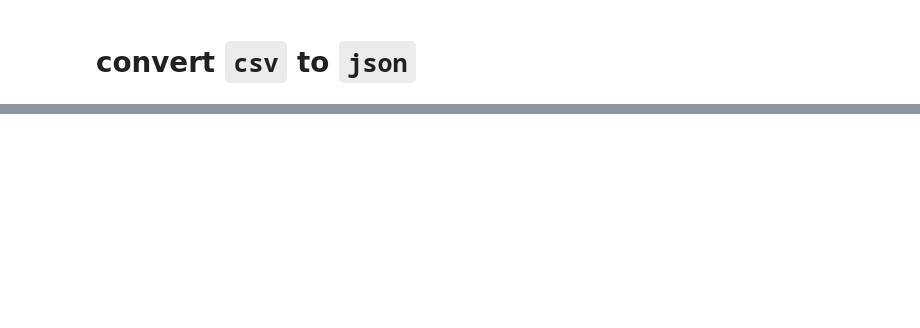
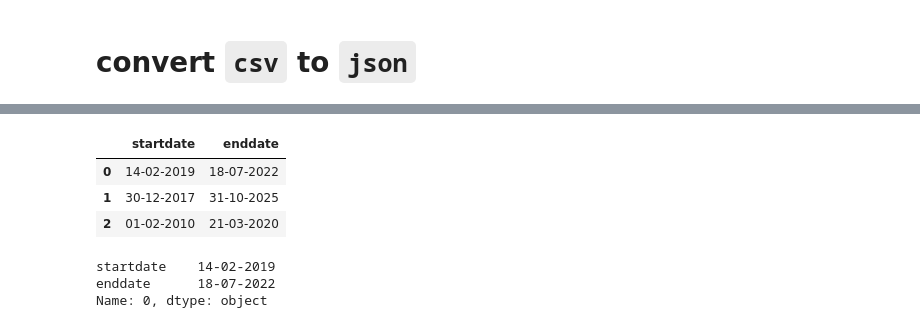
Before and after one commit to ComplicatedPhenomenon/IPython_training, a Jupyter notebook: SciPy/pandas/panda.ipynb, the cells around one changed output, grey strips where cells are left out. Saved outputs shown, nothing was run; the diff lists cells and outputs as text; code cells hidden in the pictures; blank space fills up the shorter version.

```diff
--- a/SciPy/pandas/panda.ipynb
+++ b/SciPy/pandas/panda.ipynb
@@ -85,0 +192,9 @@ m = [x[0],x[1],x[2]]
+# %%
+df1 = pd.read_table('a.txt', delim_whitespace=True, skiprows=0, skipfooter=0, index_col=0)
+# %%
+df1
+# %% [output]
+|  | startdate | enddate |
+| 0 | 14-02-2019 | 18-07-2022 |
+| 1 | 30-12-2017 | 31-10-2025 |
+| 2 | 01-02-2010 | 21-03-2020 |
@@ -85,0 +203,6 @@ m = [x[0],x[1],x[2]]
+# %%
+temp_row
+# %% [output]
+startdate    14-02-2019
+enddate      18-07-2022
+Name: 0, dtype: object
```
Also changed, not shown: parts of 31 cells of this notebook, 6 other files.
